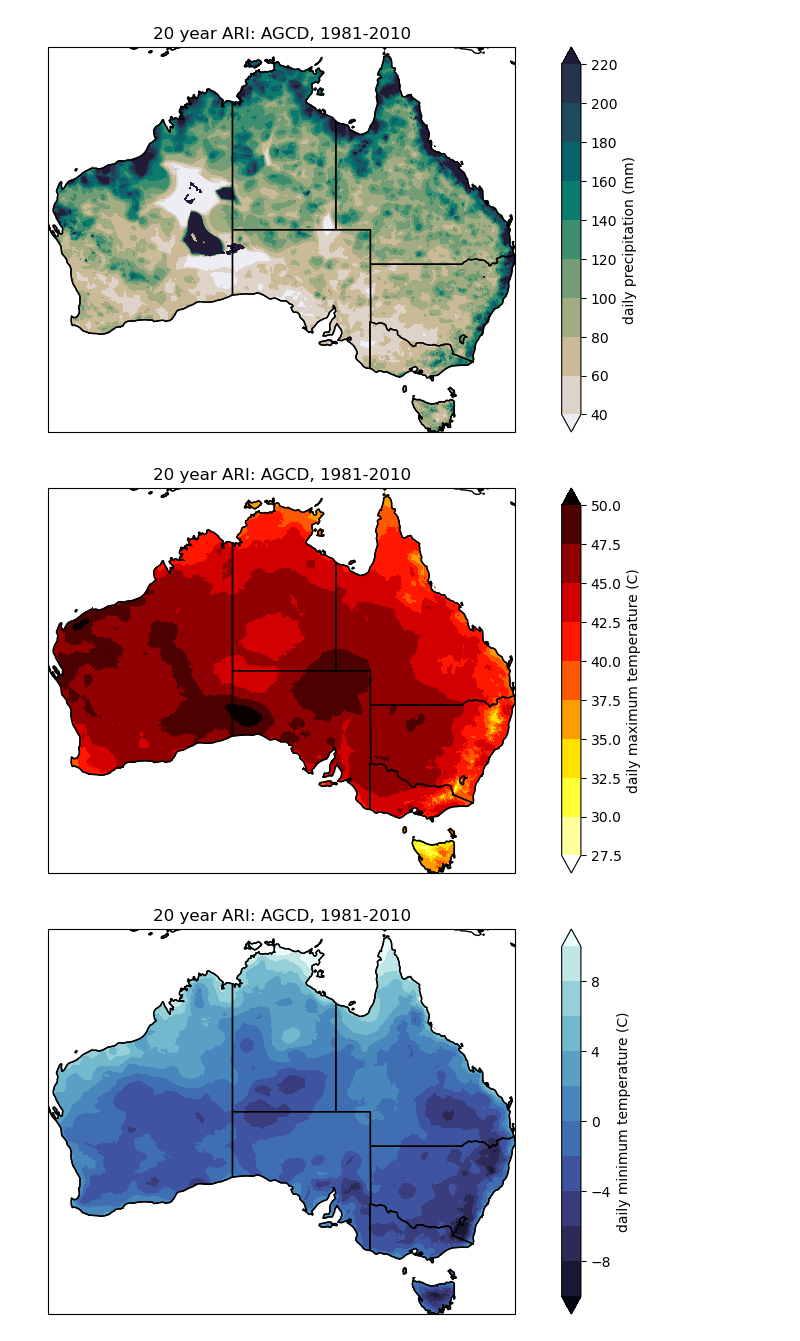
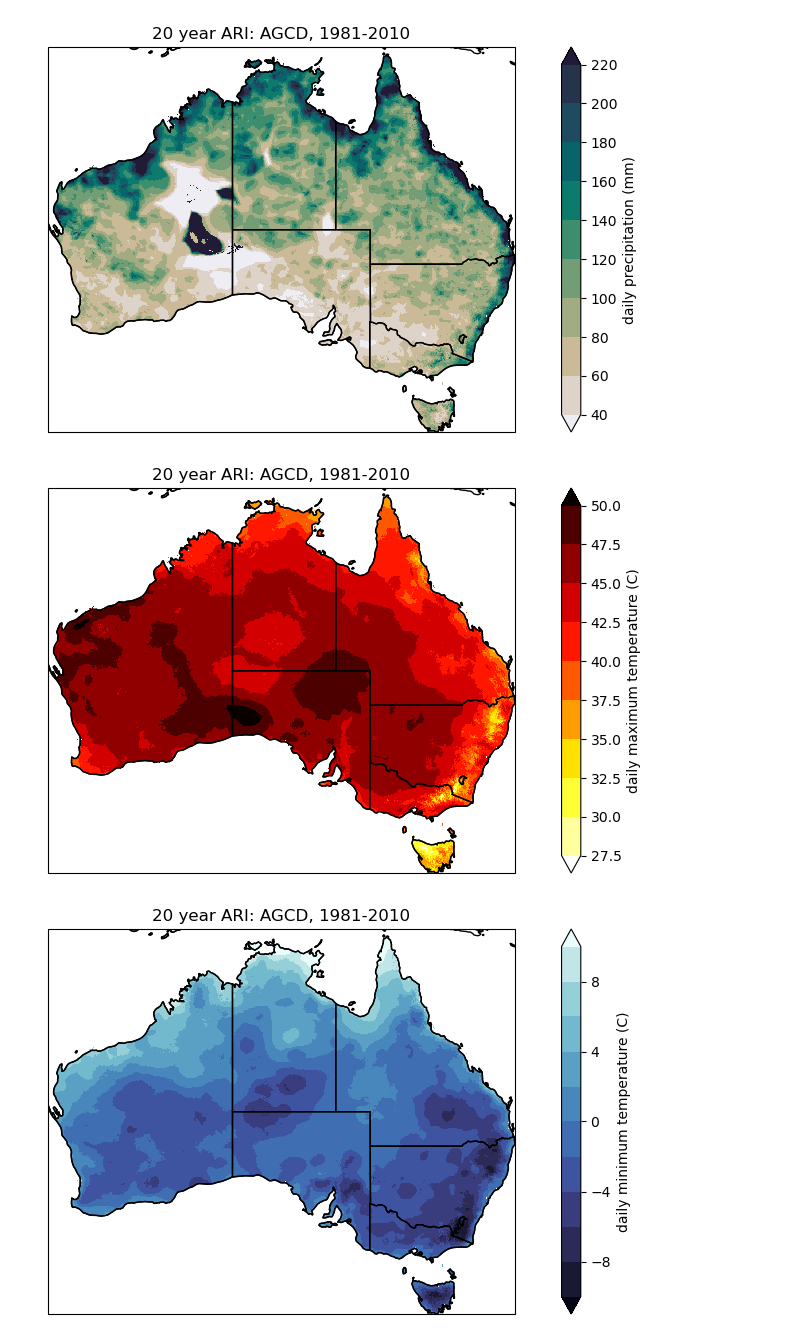
Before and after one commit to climate-innovation-hub/frequency-analysis, a Jupyter notebook: examples/agcd_test.ipynb, the cells around one changed output. Saved outputs shown, nothing was run; the diff lists cells and outputs as text; code cells hidden in the pictures.

Commit message:
Remove contourf

```diff
--- a/examples/agcd_test.ipynb
+++ b/examples/agcd_test.ipynb
@@ -80,34 +80,36 @@ ds_pr = xr.open_dataset('/g/data/wp00/users/dbi599/test_space/alicia_precip_1981
 # %%
 fig = plt.figure(figsize=[12,5])
 ax = fig.add_subplot(111, projection=ccrs.PlateCarree())
 ds_pr_aus = select_shapefile_regions(ds_pr, aus_shp)
-ds_pr_aus['precip'].isel({'return_period': 0}).plot.contourf(
+ds_pr_aus['precip'].isel({'return_period': 0}).plot(
     ax=ax,
+#    vmin=40,
+#    vmax=240,
     levels=np.arange(40, 240, 20),
     extend='both',
     transform=ccrs.PlateCarree(),
     cbar_kwargs={'label': 'daily precipitation (mm)'},
     cmap=cmocean.cm.rain,
 )
 ax.coastlines()
 ax.add_feature(cartopy.feature.STATES)
 plt.title('20 year ARI: AGCD, 1981-2010')
 
 plt.savefig(
     '/g/data/wp00/users/dbi599/test_space/precip_ARI_20yr_AGCD_1981-2010.png',
     bbox_inches='tight',
     dpi=300,
     facecolor='white',
 )
 # %% [output]
-[figure, old version]
+[figure, new version]
 # %%
 ds_tmax = xr.open_dataset('/g/data/wp00/users/dbi599/test_space/alicia_tmax_1981-2010-ARI20.nc')
 # %%
 fig = plt.figure(figsize=[12,5])
 ax = fig.add_subplot(111, projection=ccrs.PlateCarree())
 ds_tmax_aus = select_shapefile_regions(ds_tmax, aus_shp)
-ds_tmax_aus['tmax'].isel({'return_period': 0}).plot.contourf(
+ds_tmax_aus['tmax'].isel({'return_period': 0}).plot(
     ax=ax,
     levels=np.arange(27.5, 50.1, 2.5),
     extend='both',
@@ -127,7 +129,7 @@ plt.savefig(
     facecolor='white',
 )
 # %% [output]
-[figure, old version]
+[figure, new version]
 # %%
 ds_tmin = xr.open_dataset('/g/data/wp00/users/dbi599/test_space/alicia_tmin_1981-2010-ARI20-min.nc')
 # %%
```
Also changed, not shown: parts of 1 cell of this notebook.
